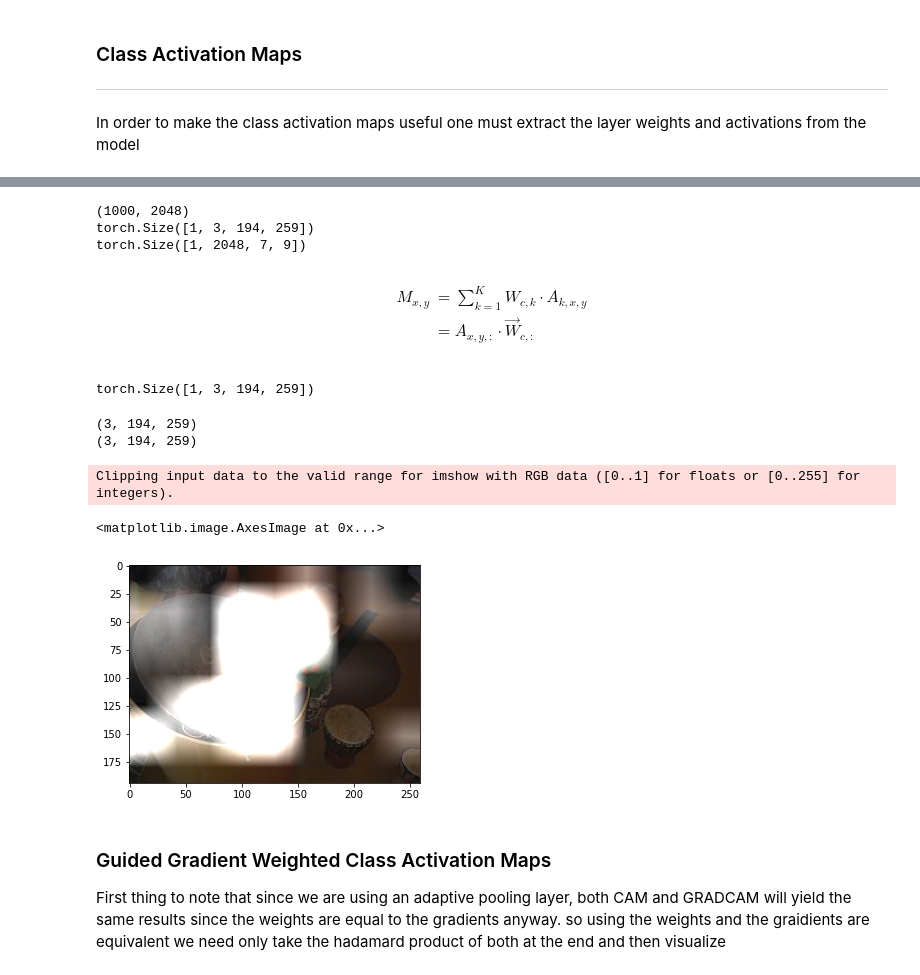
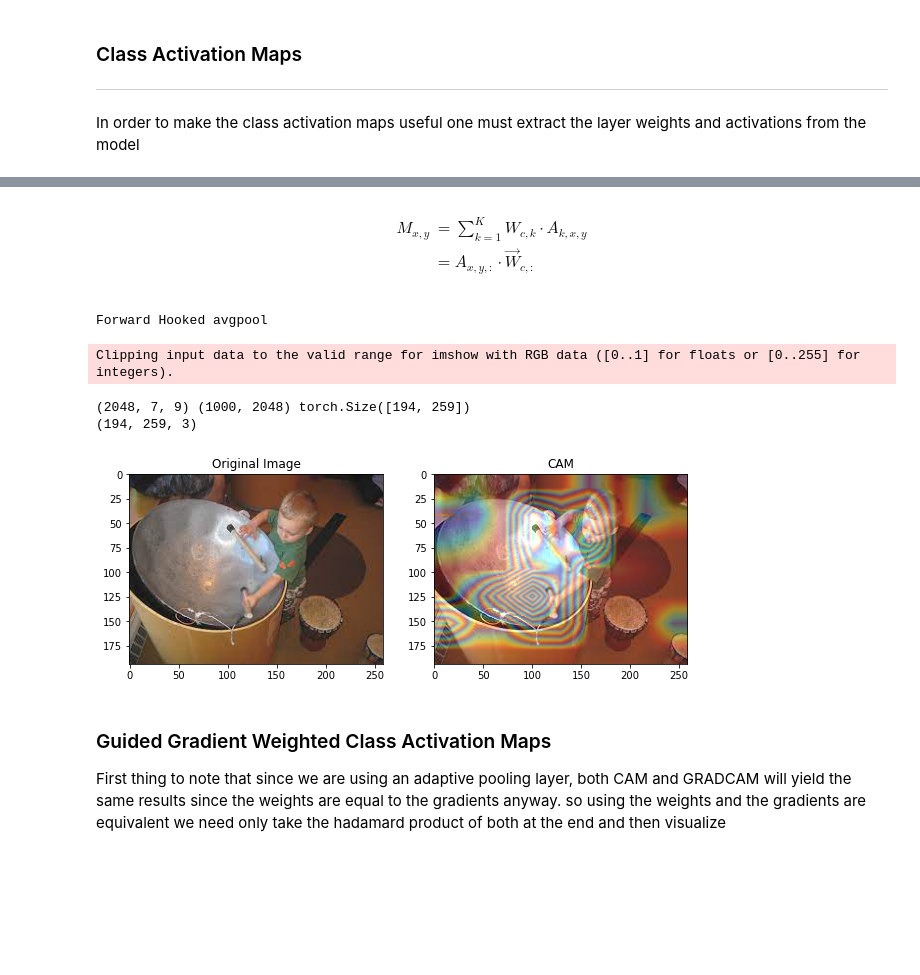
Before and after one commit to kartiksrinivas007/AI500-Deep-Learning, a Jupyter notebook: A3/CAM.ipynb, the cells around one changed output, grey strips where cells are left out. Saved outputs shown, nothing was run; the diff lists cells and outputs as text; code cells hidden in the pictures; blank space fills up the shorter version.

```diff
--- a/A3/CAM.ipynb
+++ b/A3/CAM.ipynb
@@ -190,12 +192,3 @@ fc
-# %%
-final_weights = model.fc.weight.data.numpy()
-print(final_weights.shape)
-print(X[0].shape)
-print(feature_maps[0][0].shape)
-# %% [output]
-(1000, 2048)
-torch.Size([1, 3, 194, 259])
-torch.Size([1, 2048, 7, 9])
 # %% [markdown]
 
 $$
@@ -215,25 +208 @@ def get_CAM(pre_pool_weight, final_weights, index, input_size):
     return cv2.resize(cam, (input_size[1], input_size[0]))
-# %%
-X[0].shape
-# %% [output]
-torch.Size([1, 3, 194, 259])
-# %%
-op = get_CAM(feature_maps[0][0].data.numpy()[0,:,:,:], final_weights, index, X[0].shape[2:])
-# %%
-op.shape
-# now overlay the CAM with the input image
-stacked_op  = np.stack((op,)*3, axis=-1)
-stacked_op  = stacked_op.transpose(2,0,1)
-# plt.imshow(stacked_op)
-print(stacked_op.shape)
-net_image = X[0].data.numpy()[0,:,:,:]*0.5 + 0.5*stacked_op
-print(net_image.shape)
-# %% [output]
-(3, 194, 259)
-(3, 194, 259)
-# %%
-plt.imshow(net_image.transpose(1,2,0))
-# %% [output]
-Clipping input data to the valid range for imshow with RGB data ([0..1] for floats or [0..255] for integers).
-<matplotlib.image.AxesImage at 0x...>
-[figure, removed]
@@ -240,6 +255,14 @@ Clipping input data to the valid range for imshow with RGB data ([0..1] for floa
+# %%
+heatmap  = CAM(X[0], model)
+# %% [output]
+Forward Hooked avgpool
+Clipping input data to the valid range for imshow with RGB data ([0..1] for floats or [0..255] for integers).
+(2048, 7, 9) (1000, 2048) torch.Size([194, 259])
+(194, 259, 3)
+[figure, added]
 # %% [markdown]
 ### Guided Gradient Weighted Class Activation Maps
 
 First thing to note that since we are using an adaptive pooling layer, both CAM and GRADCAM will yield the same results
-since the weights are equal to the gradients anyway. so using the weights and the graidients are equivalent
+since the weights are equal to the gradients anyway. so using the weights and the gradients are equivalent
 we need only take the hadamard product of both at the end and then visualize
```
Also changed, not shown: parts of 21 cells of this notebook.
